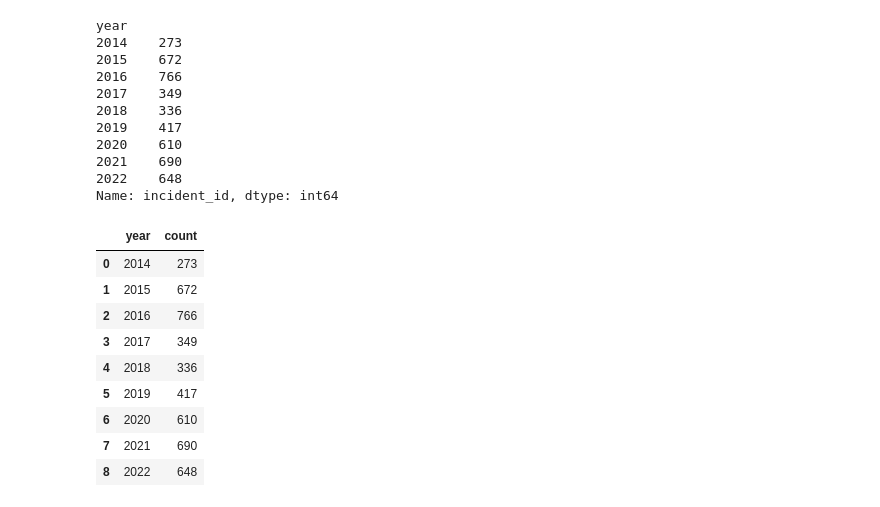
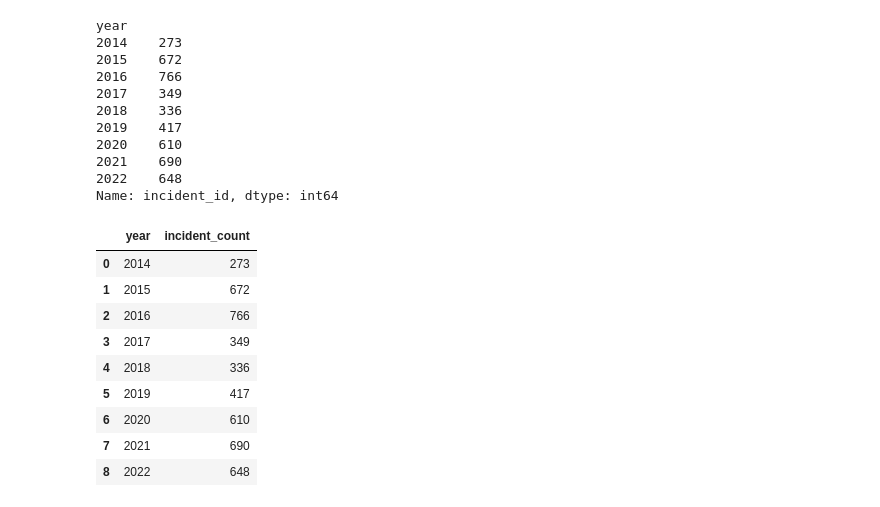
Before and after one commit to poojachaudhuri/project-2, a Jupyter notebook: plotting.ipynb, the cells around one changed output. Saved outputs shown, nothing was run; the diff lists cells and outputs as text; code cells hidden in the pictures.

```diff
--- a/plotting.ipynb
+++ b/plotting.ipynb
@@ -176,3 +165,8 @@ df_decade.tail(20)
 | 4758 | 94514 | 2014-01-05 | Pennsylvania | Erie | 829 Parade St | 1 | 3 | https://www.gunviolencearchive.or... | 2014 | ... |
 | 4759 | 92704 | 2014-01-03 | New York | Queens | Farmers Boulevard and 133rd Avenue | 1 | 3 | https://www.gunviolencearchive.or... | 2014 | ... |
 | 4760 | 92194 | 2014-01-01 | Virginia | Norfolk | Rockingham Street and Berkley Ave... | 2 | 2 | https://www.gunviolencearchive.or... | 2014 | ... |
+# %%
+# remove duplicates by incident_id
+
+df_decade = df_decade.drop_duplicates(subset='incident_id', keep='first')
+df_decade
@@ -178,0 +187,5 @@ df_decade.tail(20)
+# %%
+# create a new column called 'victims_count' which is the sum of killed and injured
+
+df_decade['victims_count'] = df_decade['killed'] + df_decade['injured']
+df_decade.head()
@@ -257,10 +309,10 @@ Name: incident_id, dtype: int64
 # %%
 df_incidents = pd.DataFrame(incidents)
 df_incidents = df_incidents.reset_index()
-df_incidents.rename(columns={'incident_id': 'count'}, inplace=True)
+df_incidents.rename(columns={'incident_id': 'incident_count'}, inplace=True)
 df_incidents
 # %% [output]
-|  | year | count |
+|  | year | incident_count |
 | 0 | 2014 | 273 |
 | 1 | 2015 | 672 |
 | 2 | 2016 | 766 |
```
Also changed, not shown: parts of 26 cells of this notebook, 4 other files.
